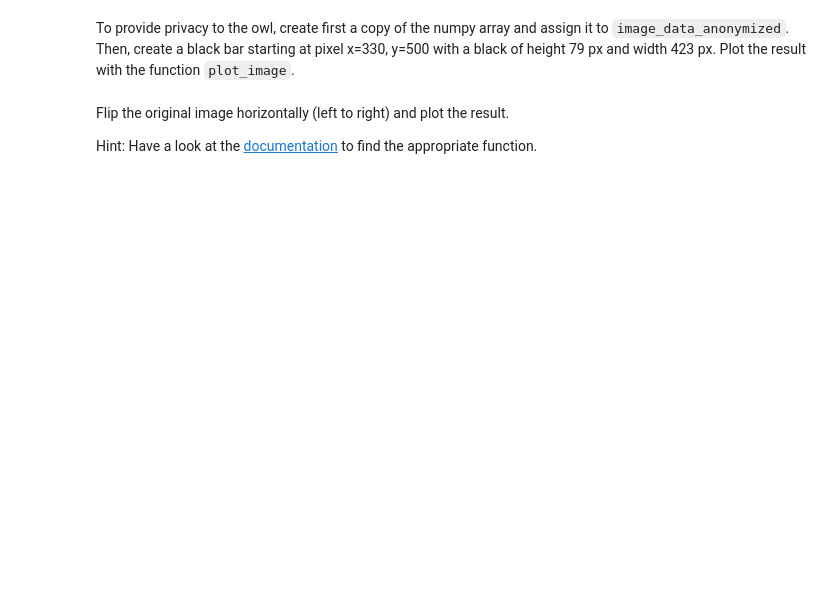
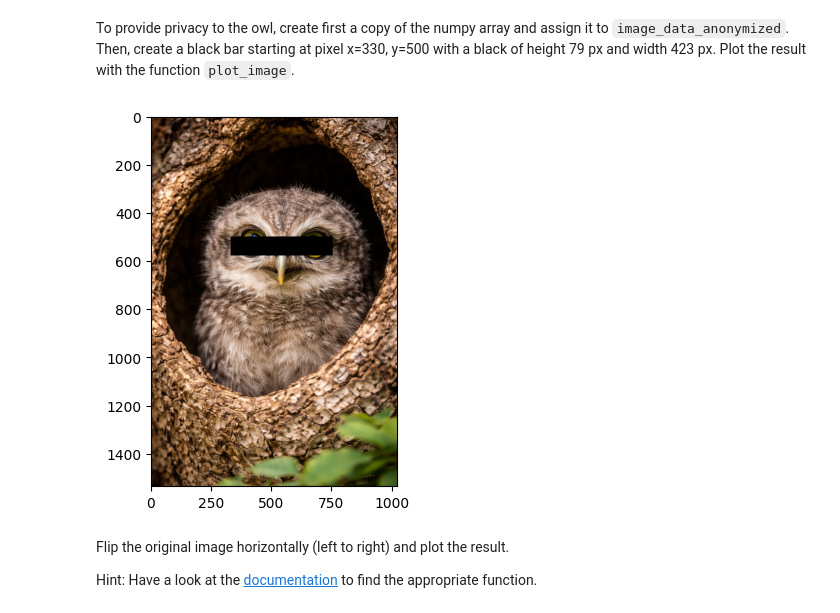
Before and after one commit to isaacambrogetti/advPython_class, a Jupyter notebook: assignments/Assignment03.ipynb, the cells around one changed output. Drawn from its saved outputs; the diff is of its cells as text; code cells hidden in the pictures; blank space fills up the shorter version.

```diff
--- a/assignments/Assignment03.ipynb
+++ b/assignments/Assignment03.ipynb
@@ -122,7 +156,11 @@ Downsample the image by only considering every 5th pixel (using numpy slicing).
 # %% [markdown]
 To provide privacy to the owl, create first a copy of the numpy array and assign it to `image_data_anonymized`. Then, create a black bar starting at pixel x=330, y=500 with a black of height 79 px and width 423 px. Plot the result with the function `plot_image`.
 # %%
-# TODO
+image_data_anonymized = image_data.copy()
+image_data_anonymized[500:579, 330:753] = 0
+plot_image(image_data_anonymized)
+# %% [output]
+[figure, added]
 # %% [markdown]
 Flip the original image horizontally (left to right) and plot the result.
 
```
Also changed, not shown: parts of 11 cells of this notebook.
